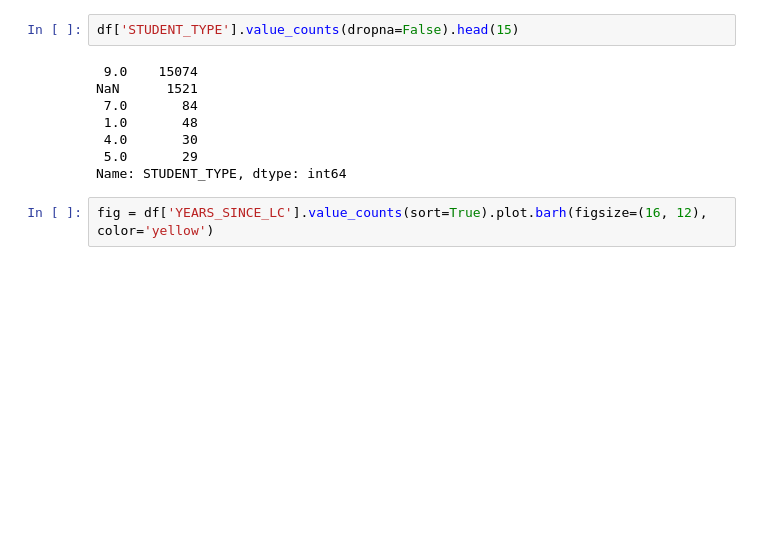
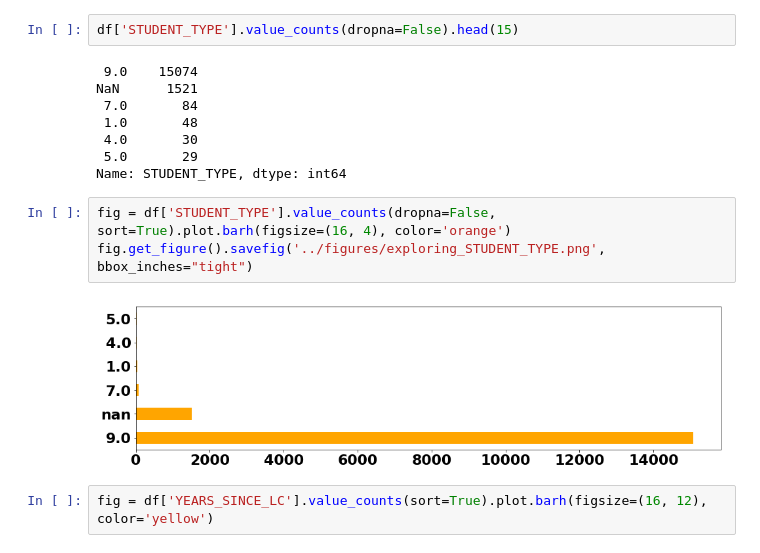
Before and after one commit to dazcona/edm-dcu, a Jupyter notebook: notebooks/EDA.ipynb, the cells around one changed output. Cells and saved outputs as stored; diff of their text form; blank space fills up the shorter version.

```diff
--- a/notebooks/EDA.ipynb
+++ b/notebooks/EDA.ipynb
@@ -902,6 +919,11 @@ NaN      1521
  4.0       30
  5.0       29
 Name: STUDENT_TYPE, dtype: int64
+# %%
+fig = df['STUDENT_TYPE'].value_counts(dropna=False, sort=True).plot.barh(figsize=(16, 4), color='orange')
+fig.get_figure().savefig('../figures/exploring_STUDENT_TYPE.png', bbox_inches="tight")
+# %% [output]
+[figure, added]
 # %%
 fig = df['YEARS_SINCE_LC'].value_counts(sort=True).plot.barh(figsize=(16, 12), color='yellow')
 # %% [output]
```
Also changed, not shown: parts of 60 cells of this notebook, 16 other files.
